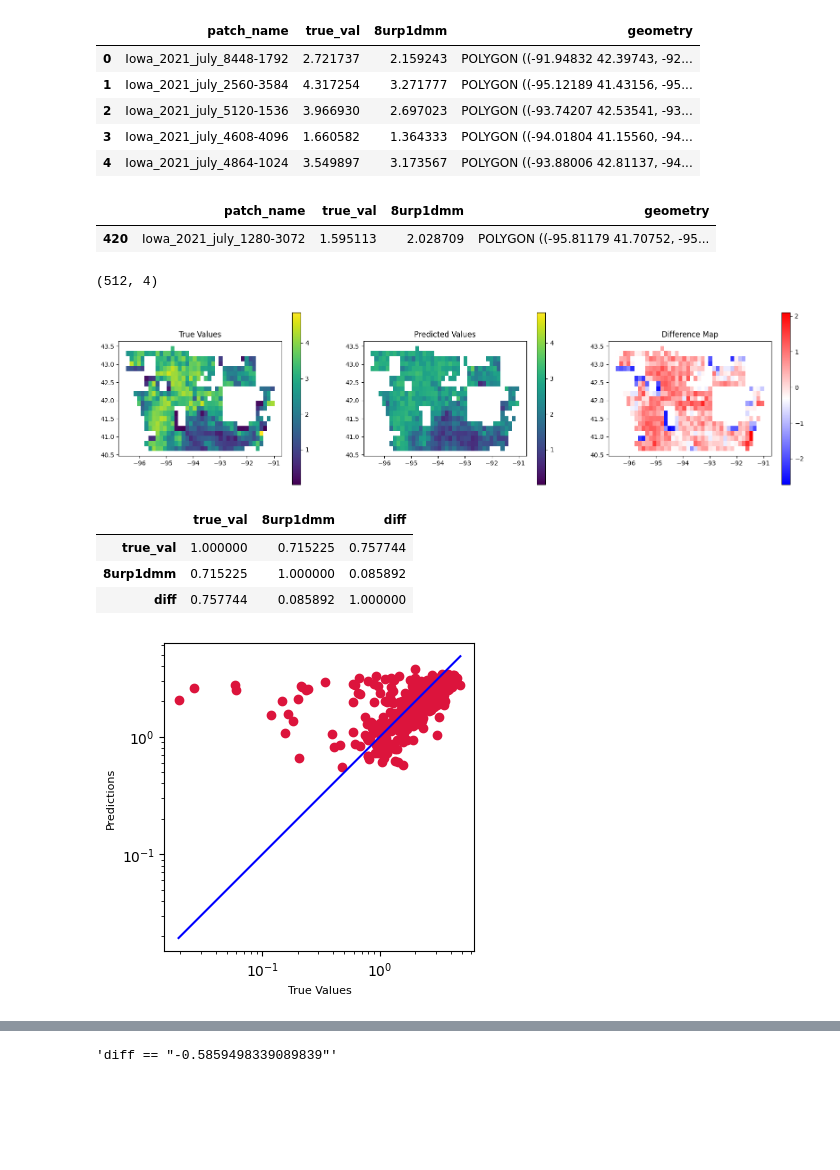
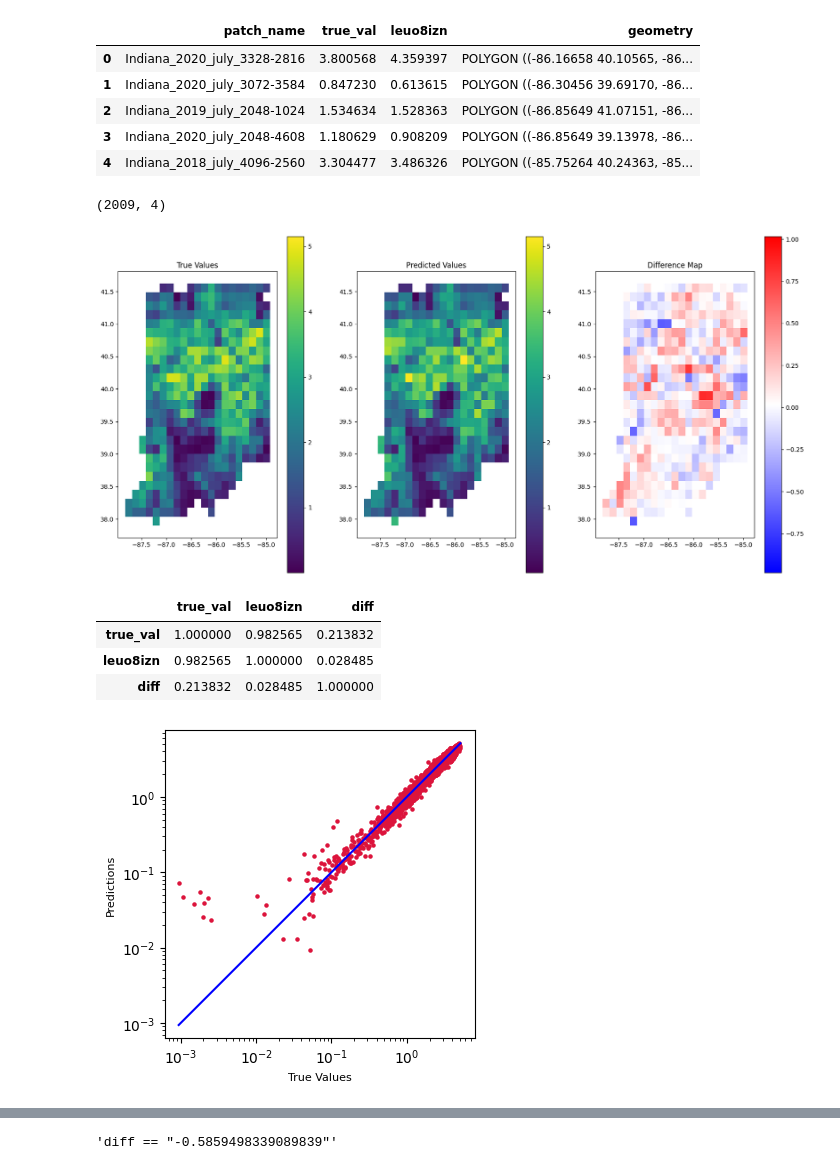
Before and after one commit to Arun-1997/Msc_Thesis, a Jupyter notebook: CNN_evaluate_analysis.ipynb, the cells around one changed output, grey strips where cells are left out. Saved outputs shown, nothing was run; the diff lists cells and outputs as text; code cells hidden in the pictures; blank space fills up the shorter version.

```diff
--- a/CNN_evaluate_analysis.ipynb
+++ b/CNN_evaluate_analysis.ipynb
@@ -5,61 +5,57 @@ import numpy as np
 import pandas as pd
 
 # model_id = "aanaxs4g"
-model_id = "ezb3xkqf"
+model_id = "leuo8izn"
+# model_id = "ezb3xkqf"
 # gradCAM_file_name = "egknzmgs_gradCAM" # gradCAM model
-gradCAM_file_name = "8urp1dmm_gradCAM" # gradCAM model
+# gradCAM_file_name = "8urp1dmm_gradCAM" # gradCAM model
 
 # model_id = "egknzmgs" # gradCAM model
-model_id = "8urp1dmm"
+# model_id = "8urp1dmm"
 # %%
-ev_gdf = gpd.read_file("Output/Evaluation/"+gradCAM_file_name+".shp")
+ev_gdf = gpd.read_file("Output/Evaluation/"+model_id+".shp")
 # %%
 ev_gdf.head()
 # %% [output]
-|  | patch_name | true_val | 8urp1dmm | geometry |
-| 0 | Iowa_2021_july_8448-1792 | 2.721737 | 2.159243 | POLYGON ((-91.94832 42.39743, -92... |
-| 1 | Iowa_2021_july_2560-3584 | 4.317254 | 3.271777 | POLYGON ((-95.12189 41.43156, -95... |
-| 2 | Iowa_2021_july_5120-1536 | 3.966930 | 2.697023 | POLYGON ((-93.74207 42.53541, -93... |
-| 3 | Iowa_2021_july_4608-4096 | 1.660582 | 1.364333 | POLYGON ((-94.01804 41.15560, -94... |
-| 4 | Iowa_2021_july_4864-1024 | 3.549897 | 3.173567 | POLYGON ((-93.88006 42.81137, -94... |
+|  | patch_name | true_val | leuo8izn | geometry |
+| 0 | Indiana_2020_july_3328-2816 | 3.800568 | 4.359397 | POLYGON ((-86.16658 40.10565, -86... |
+| 1 | Indiana_2020_july_3072-3584 | 0.847230 | 0.613615 | POLYGON ((-86.30456 39.69170, -86... |
+| 2 | Indiana_2019_july_2048-1024 | 1.534634 | 1.528363 | POLYGON ((-86.85649 41.07151, -86... |
+| 3 | Indiana_2020_july_2048-4608 | 1.180629 | 0.908209 | POLYGON ((-86.85649 39.13978, -86... |
+| 4 | Indiana_2018_july_4096-2560 | 3.304477 | 3.486326 | POLYGON ((-85.75264 40.24363, -85... |
 # %%
-ev_gdf.query("patch_name == 'Iowa_2021_july_1280-3072'")
+ev_gdf.shape
 # %% [output]
-|  | patch_name | true_val | 8urp1dmm | geometry |
-| 420 | Iowa_2021_july_1280-3072 | 1.595113 | 2.028709 | POLYGON ((-95.81179 41.70752, -95... |
+(2009, 4)
 # %%
 vmin = np.min(np.array(ev_gdf.loc[:,["true_val",model_id]]))
 vmax = np.max(np.array(ev_gdf.loc[:,["true_val",model_id]]))
-# %%
-ev_gdf.shape
-# %% [output]
-(512, 4)
 # %%
-fig,ax = plt.subplots(1,3,figsize=(20,5))
+fig,ax = plt.subplots(1,3,figsize=(20,10))
 
 ax[0].set_title("True Values")
 ev_gdf.plot(column='true_val',ax=ax[0],legend=True,vmin=vmin,vmax=vmax,)
 ax[1].set_title("Predicted Values")
 ev_gdf.plot(column=model_id,ax=ax[1],legend = True,vmin=vmin,vmax=vmax)
 ax[2].set_title("Difference Map")
 ev_gdf["diff"] = ev_gdf["true_val"] - ev_gdf[model_id]
 ev_gdf.plot(column = "diff",ax=ax[2],legend = True,cmap="bwr")
 
 plt.savefig("Output/Evaluation/true_pred_diff_"+model_id+".png")
 # %% [output]
-[figure, old version]
+[figure, new version]
 # %%
 ev_gdf.corr()
 # %% [output]
-|  | true_val | 8urp1dmm | diff |
-| true_val | 1.000000 | 0.715225 | 0.757744 |
-| 8urp1dmm | 0.715225 | 1.000000 | 0.085892 |
-| diff | 0.757744 | 0.085892 | 1.000000 |
+|  | true_val | leuo8izn | diff |
+| true_val | 1.000000 | 0.982565 | 0.213832 |
+| leuo8izn | 0.982565 | 1.000000 | 0.028485 |
+| diff | 0.213832 | 0.028485 | 1.000000 |
 # %%
 true_value = ev_gdf["true_val"]
 predicted_value = ev_gdf[model_id]
 plt.figure(figsize=(4,4))
-plt.scatter(true_value, predicted_value, c='crimson')
+plt.scatter(true_value, predicted_value, c='crimson',s=5)
 plt.yscale('log')
 plt.xscale('log')
 
@@ -71,7 +67,7 @@ plt.ylabel('Predictions', fontsize=8)
 plt.axis('equal')
 plt.show()
 # %% [output]
-[figure, old version]
+[figure, new version]
 # %%
 # pd.plotting.scatter_matrix(ev_gdf_1)
 # %%
```
Also changed, not shown: parts of 5 cells of this notebook, 4 other files.
